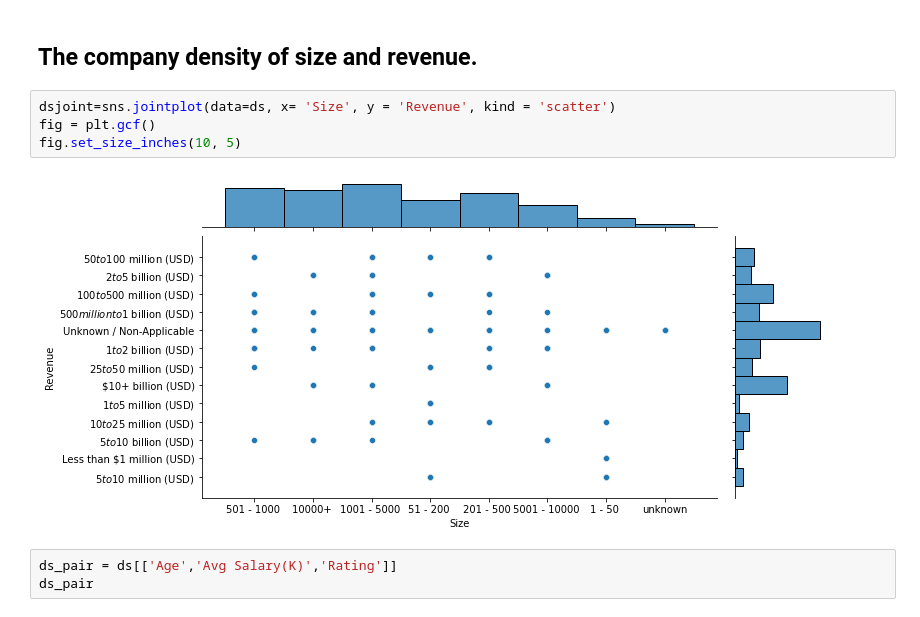
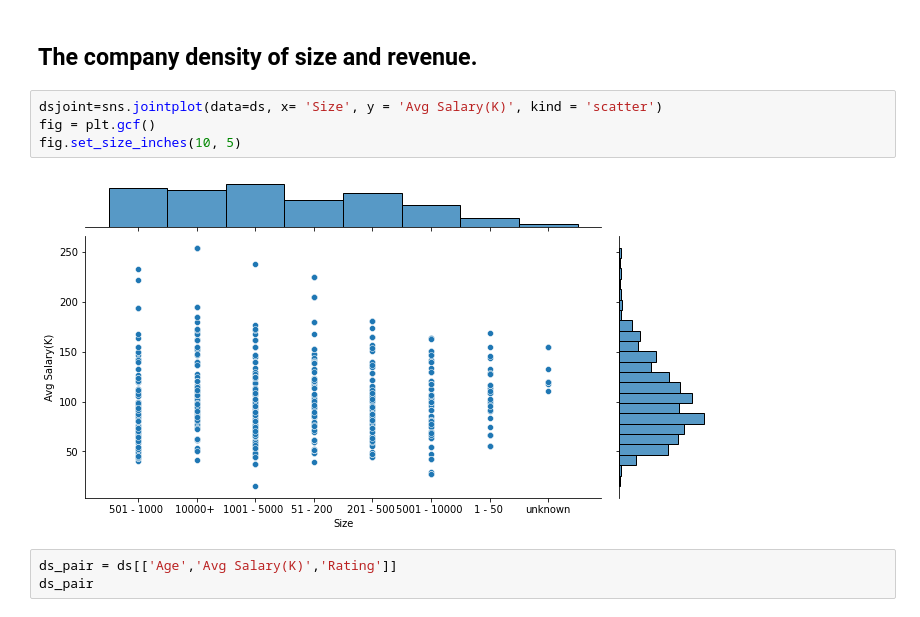
Before and after one commit to QiyuLiu21/L04, a Jupyter notebook: Data_Scientist_salary.ipynb, the cells around one changed output. Saved outputs shown, nothing was run; the diff lists cells and outputs as text.

```diff
--- a/Data_Scientist_salary.ipynb
+++ b/Data_Scientist_salary.ipynb
@@ -171,11 +194,11 @@ Text(0.5, 1.0, 'The salary range of different ownership')
 # %% [markdown]
 ## The company density of size and revenue.
 # %%
-dsjoint=sns.jointplot(data=ds, x= 'Size', y = 'Revenue', kind = 'scatter')
+dsjoint=sns.jointplot(data=ds, x= 'Size', y = 'Avg Salary(K)', kind = 'scatter')
 fig = plt.gcf()
 fig.set_size_inches(10, 5)
 # %% [output]
-[figure, old version]
+[figure, new version]
 # %%
 ds_pair = ds[['Age','Avg Salary(K)','Rating']]
 ds_pair
```
Also changed, not shown: parts of 3 cells of this notebook.
